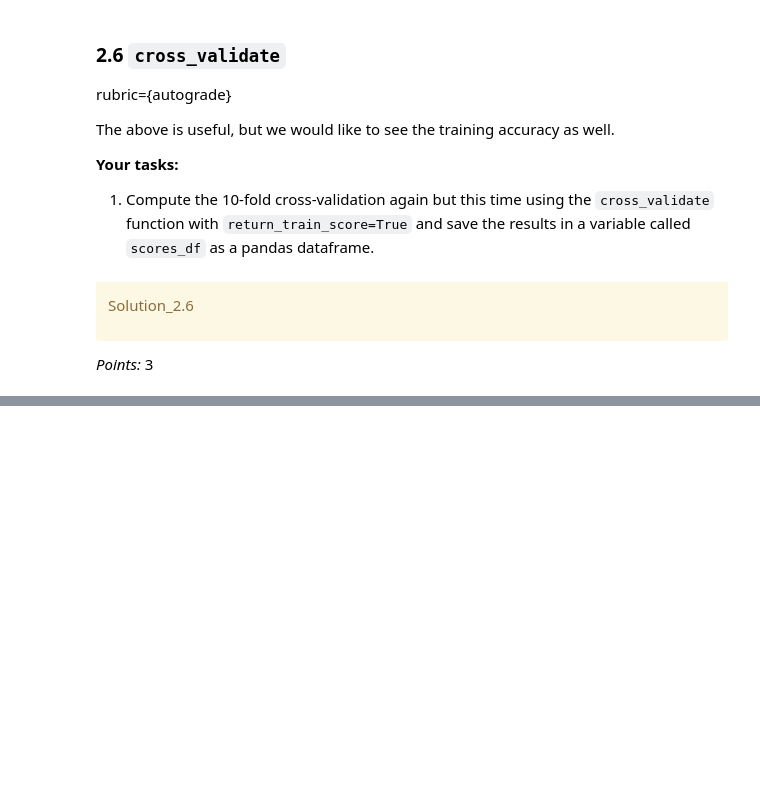
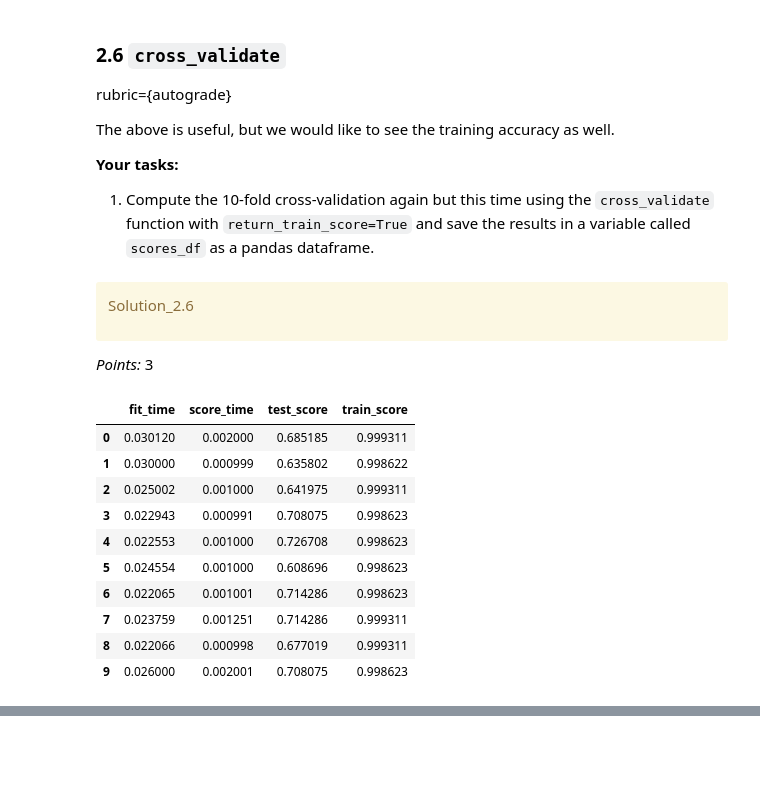
Before and after one commit to sillyyilly/cpsc330work, a Jupyter notebook: hw/hw2/hw2.ipynb, the cells around one changed output, grey strips where cells are left out. Saved outputs shown, nothing was run; the diff lists cells and outputs as text; code cells hidden in the pictures; blank space fills up the shorter version.

```diff
--- a/hw/hw2/hw2.ipynb
+++ b/hw/hw2/hw2.ipynb
@@ -345,0 +344,7 @@ y_test = None
+# %%
+X_train = train_df.drop(columns=['song_title', 'artist', 'target'])
+y_train = train_df['target']
+X_test = test_df.drop(columns=['song_title', 'artist', 'target'])
+y_test = test_df['target']
+
+...
@@ -366,0 +373,9 @@ dummy_score = None
+# %%
+from sklearn.dummy import DummyClassifier
+
+dt = DummyClassifier(random_state=123)
+dt.fit(X_train, y_train)
+
+
+dummy_score = dt.score(X_train, y_train)
+...
@@ -464,2 +500,18 @@ scores_df = None
+# %%
+scores = cross_validate(spotify_tree, X_train, y_train, cv=10, return_train_score=True)
+scores_df = pd.DataFrame.from_dict(scores)
+scores_df
+# %% [output]
+|  | fit_time | score_time | test_score | train_score |
+| 0 | 0.030120 | 0.002000 | 0.685185 | 0.999311 |
+| 1 | 0.030000 | 0.000999 | 0.635802 | 0.998622 |
+| 2 | 0.025002 | 0.001000 | 0.641975 | 0.999311 |
+| 3 | 0.022943 | 0.000991 | 0.708075 | 0.998623 |
+| 4 | 0.022553 | 0.001000 | 0.726708 | 0.998623 |
+| 5 | 0.024554 | 0.001000 | 0.608696 | 0.998623 |
+| 6 | 0.022065 | 0.001001 | 0.714286 | 0.998623 |
+| 7 | 0.023759 | 0.001251 | 0.714286 | 0.999311 |
+| 8 | 0.022066 | 0.000998 | 0.677019 | 0.999311 |
+| 9 | 0.026000 | 0.002001 | 0.708075 | 0.998623 |
 # %%
 grader.check("q2.6")
```
Also changed, not shown: parts of 44 cells of this notebook, 1 other file.
